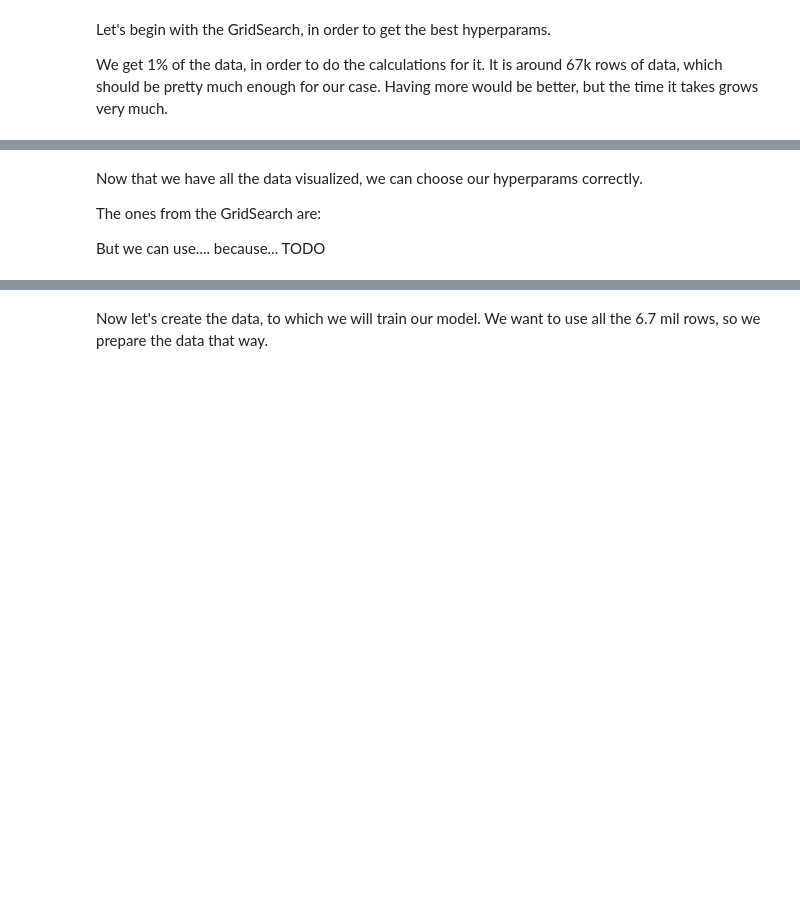
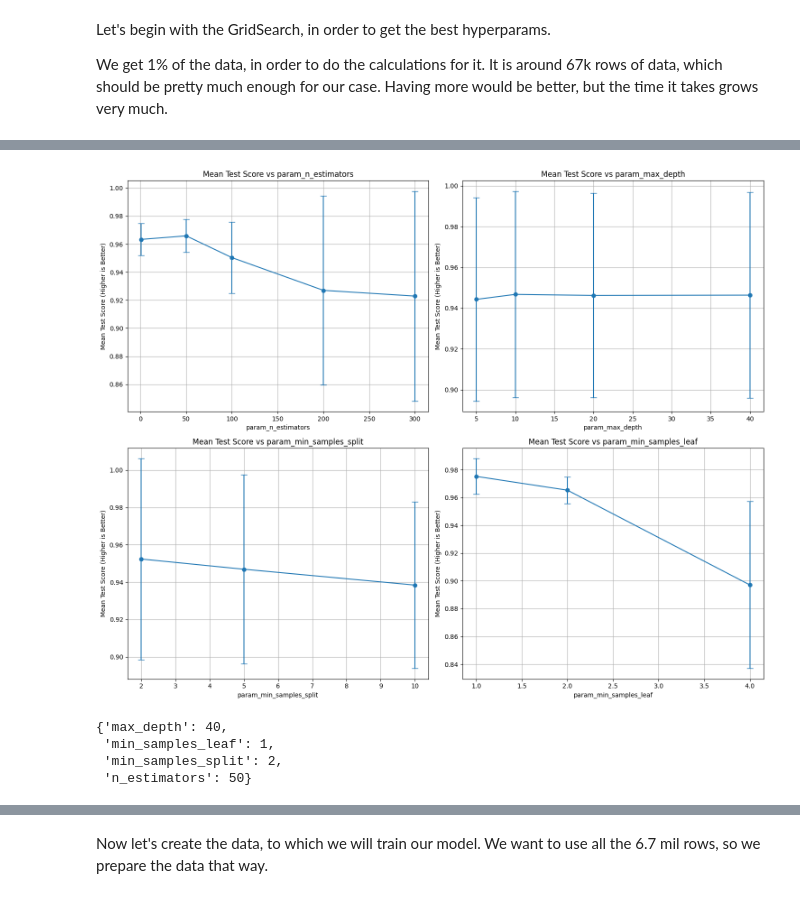
Before and after one commit to thunder913/Machine-Learning, a Jupyter notebook: stocks.ipynb, the cells around one changed output, grey strips where cells are left out. Cells and saved outputs as stored; diff of their text form; code cells hidden in the pictures; blank space fills up the shorter version.

```diff
--- a/stocks.ipynb
+++ b/stocks.ipynb
@@ -244,8 +245,6 @@ class PreparedData:
     X_test: any
     y_train: any
     y_test: any
-    X_final_test: any
-    y_final_test: any
     scaler_X: any = None
     scaler_y: any = None
 
@@ -266,16 +265,13 @@ def prepare_data(data, features, target, scale_output, frac=0.05):
     else:
         scaler_X, scaler_y = None, None
 
-    X_main, X_final_test, y_main, y_final_test = train_test_split(X, y, test_size=0.2, random_state=42)
-    X_train, X_test, y_train, y_test = train_test_split(X_main, y_main, test_size=0.2, random_state=42)
+    X_train, X_test, y_train, y_test = train_test_split(X, y, test_size=0.2, random_state=42)
 
     return PreparedData(
         X_train=X_train,
         X_test=X_test,
         y_train=y_train,
         y_test=y_test,
-        X_final_test=X_final_test,
-        y_final_test=y_final_test,
         scaler_X=scaler_X,
         scaler_y=scaler_y
     )
@@ -387,6 +326,31 @@ Mean Squared Error for min_samples_leaf=2: 9232.919125945695
-# %% [markdown]
-Now that we have all the data visualized, we can choose our hyperparams correctly.
-
-The ones from the GridSearch are:
-
-But we can use.... because... TODO
+# %%
+params = ['param_n_estimators', 'param_max_depth', 'param_min_samples_split', 'param_min_samples_leaf']
+cv_results = pd.DataFrame(forest_grid_search.cv_results_)
+
+fig, axs = plt.subplots(2, 2, figsize=(15, 12))
+
+axs = axs.flatten()
+
+for i, param in enumerate(params):
+    mean_test_scores = cv_results.groupby(param)['mean_test_score'].mean()
+    std_test_scores = cv_results.groupby(param)['mean_test_score'].std()
+
+    # Plotting the mean test score with error bars representing the standard deviation
+    axs[i].errorbar(mean_test_scores.index, mean_test_scores, yerr=std_test_scores, fmt='o-', capsize=5, capthick=1)
+    axs[i].set_xlabel(param)
+    axs[i].set_ylabel('Mean Test Score (Higher is Better)')
+    axs[i].set_title(f'Mean Test Score vs {param}')
+    axs[i].grid(True)
+
+# Adjust layout to avoid overlap
+plt.tight_layout()
+plt.show()
+# %% [output]
+[figure, added]
+# %%
+forest_grid_search.best_params_
+# %% [output]
+{'max_depth': 40,
+ 'min_samples_leaf': 1,
+ 'min_samples_split': 2,
+ 'n_estimators': 50}
```
Also changed, not shown: parts of 32 cells of this notebook.
